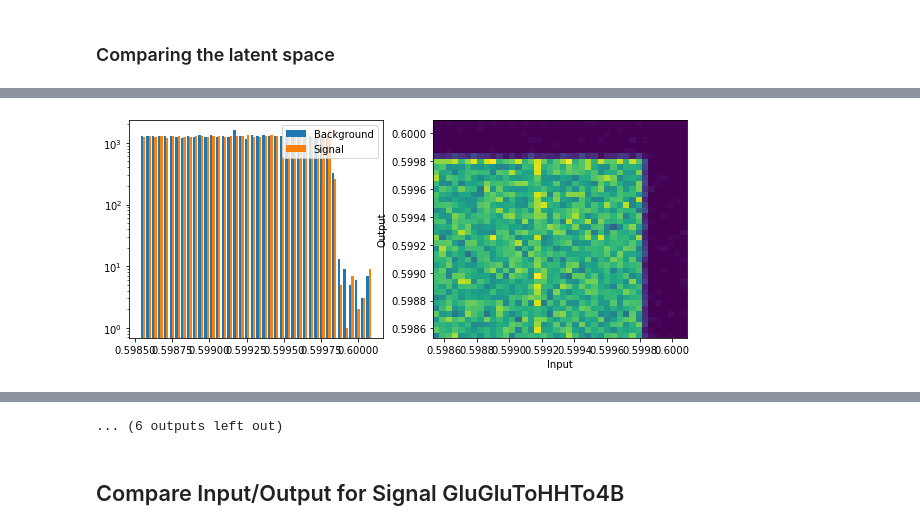
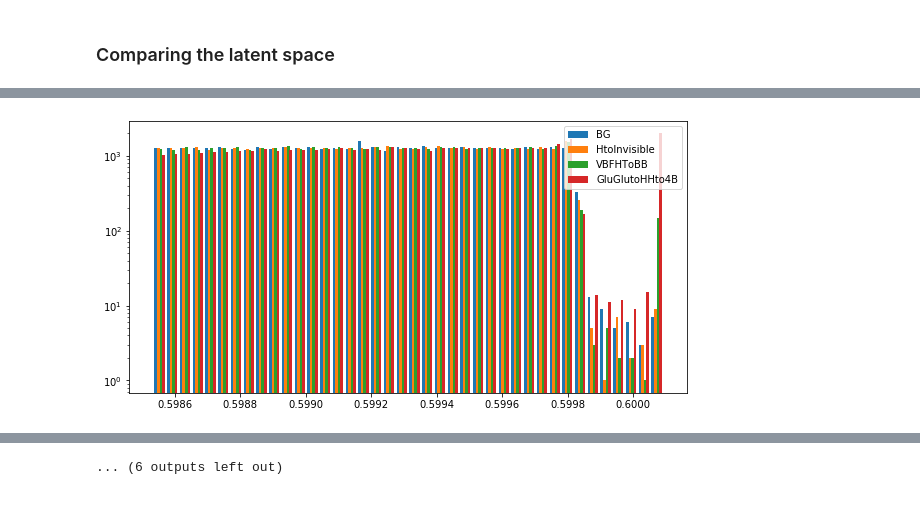
Before and after one commit to thongonary/AnomalyTrigger, a Jupyter notebook: Evaluation.ipynb, the cells around one changed output, grey strips where cells are left out. Drawn from its saved outputs; the diff is of its cells as text; code cells hidden in the pictures.

```diff
--- a/Evaluation.ipynb
+++ b/Evaluation.ipynb
@@ -109,12 +90,0 @@ for i, Signal in enumerate(dataloader_sg):
-# %%
-for i in range(outputSignal.shape[1]):
-    plt.figure(figsize=(10,4))
-    plt.subplot(1,2,1)
-    plt.hist([inputSignal[:,i].flatten(), outputSignal[:,i].flatten()],bins=40, label=['Input', 'Output'])
-    plt.yscale('log')
-    plt.legend(loc='best')
-    plt.subplot(1,2,2)
-    plt.hist2d(inputSignal[:,i].flatten(),outputSignal[:,i].flatten(),bins=40)
-    plt.xlabel('Input')
-    plt.ylabel('Output')
-    plt.show()
@@ -148,22 +93,19 @@ array([[0.       , 0.       , 0.       , 0.8176626, 0.       , 2.749787 ],
 # %%
-idx_max = 1000
+idx_max = 2000
 from sklearn.manifold import TSNE
 
 z_dset = np.array([])
-z_dset = np.concatenate((z_dset, latentData[:idx_max])) if z_dset.size else latentData[:idx_max]
-z_dset = np.concatenate((z_dset, latentSignal[:idx_max]))
+for sample in sampleMap:
+    z_dset = np.concatenate((z_dset, sampleMap[sample]['latent'][:idx_max])) if z_dset.size else sampleMap[sample]['latent'][:idx_max]
 z_embedded = TSNE(n_components=2).fit_transform(z_dset)
 # %%
 import seaborn as sns
-all_labels = ['Background','VBFH']
 plt.figure(figsize=(16,8))
 plt.subplots_adjust(wspace=0.3, hspace=0.3)
-for i, n in enumerate(all_labels):
+for i, sample in enumerate(sampleMap):
     aux_z = z_embedded[i*idx_max: (i+1)*idx_max]
     ax = plt.subplot(2,4,i+1)
     sns.kdeplot(aux_z[:,0], aux_z[:,1], ax=ax)
-    #ax.set_xlabel('Embedded 0')
-    #ax.set_ylabel('Embedded 1')
-    ax.set_title(n, fontsize=15)
+    ax.set_title(sample, fontsize=15)
 plt.show()
 # %% [output]
@@ -173,15 +115,11 @@ plt.show()
 # %%
-maxEvents = len(outputSignal)
-for i in range(outputSignal.shape[1]):
-    plt.figure(figsize=(10,4))
-    plt.subplot(1,2,1)
-    plt.hist([outputData[:maxEvents,i].flatten(), outputSignal[:,i].flatten()],bins=40, label=['Background', 'Signal'])
+maxEvents = min([len(sampleMap[sample]['output']) for sample in sampleMap])
+print("Max events = {}".format(maxEvents))
+for i in range(sampleMap[sample]['output'].shape[1]):
+    plt.figure(figsize=(10,5))
+    plt.hist([sampleMap[sample]['output'][:maxEvents,i].flatten() for sample in sampleMap.keys()],bins=40, label=list(sampleMap.keys()))
     plt.yscale('log')
     plt.legend(loc='best')
-    plt.subplot(1,2,2)
-    plt.hist2d(outputData[:maxEvents,i].flatten(),outputSignal[:,i].flatten(),bins=40)
-    plt.xlabel('Input')
-    plt.ylabel('Output')
     plt.show()
 # %% [output]
-[figure, old version]
+[figure, new version]
@@ -199,3 +137 @@ for i in range(outputSignal.shape[1]):
 ... (6 outputs left out)
-# %% [markdown]
-## Compare Input/Output for Signal GluGluToHHTo4B
```
Also changed, not shown: parts of 21 cells of this notebook, 1 other file.
